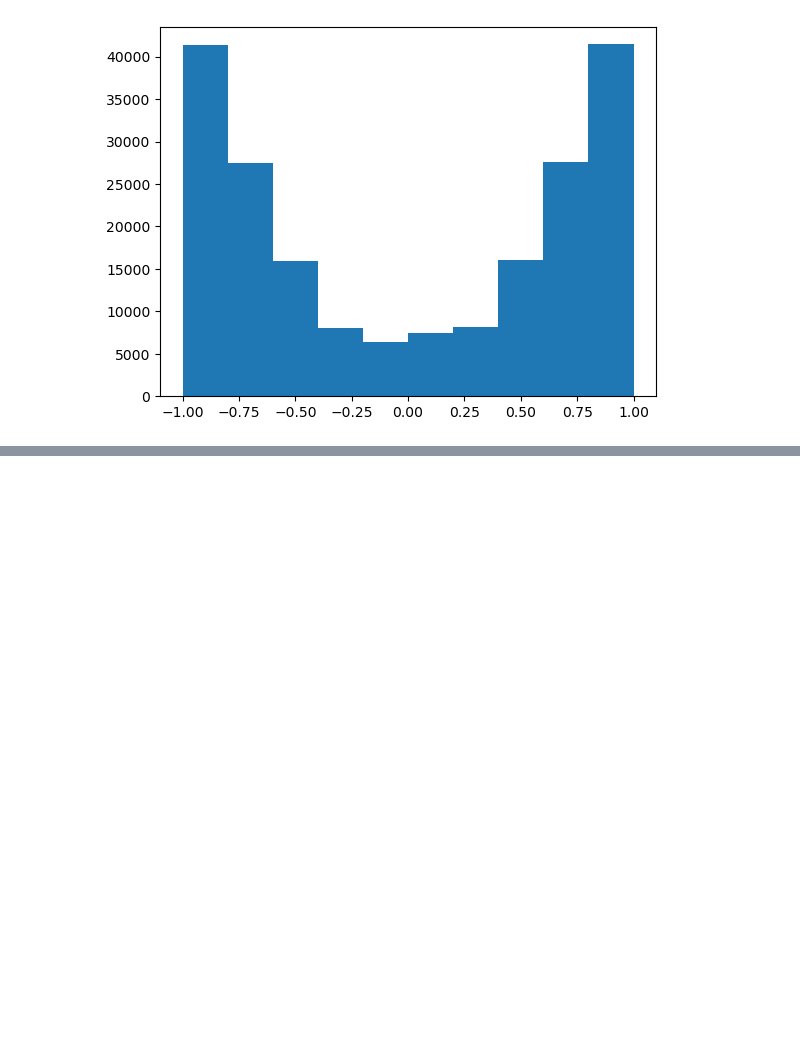
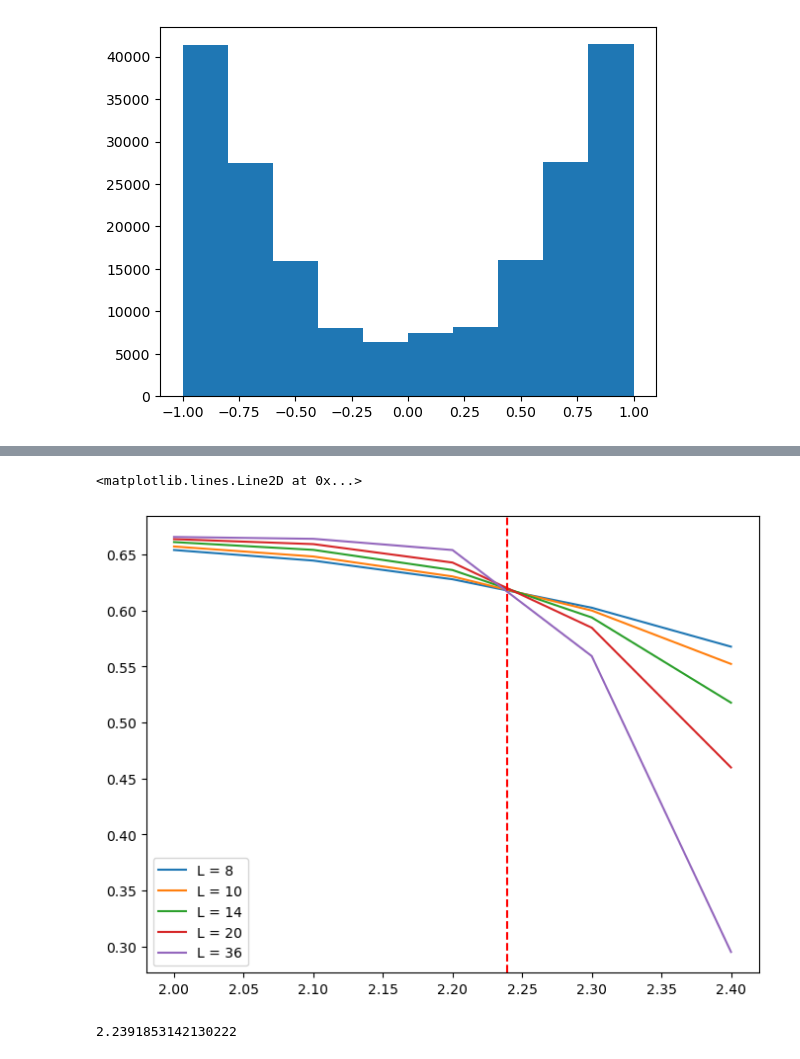
Before and after one commit to bsfn-0323/ising_wolff, a Jupyter notebook: basic_analysis.ipynb, the cells around one changed output, grey strips where cells are left out. Drawn from its saved outputs; the diff is of its cells as text; code cells hidden in the pictures; blank space fills up the shorter version.

```diff
--- a/basic_analysis.ipynb
+++ b/basic_analysis.ipynb
@@ -34,0 +112,27 @@ plt.hist(np.mean(configs,axis = 1))
+# %%
+def getBinder(data):
+    return 1-np.mean(data**4)/(3*np.mean(data**2)**2)
+# %%
+Ls = np.array([8,10,14,20,36])
+Ts = np.linspace(1.5,2.4,10)
+# %%
+binder = np.zeros((5,10))
+for i,ls in enumerate(Ls):
+    for j,ts in enumerate(Ts):
+        configs = import_data(f"dataIsing2D_L{ls}/config_L{ls}_T{ts:.3f}.bin",MCS,ls**2)
+        magn = np.mean(configs,axis =1)
+        binder[i][j] = getBinder(magn)
+# %%
+plt.figure(figsize = (8,6))
+Tc = 2/np.log(1+np.sqrt(2))
+for i,ls in enumerate(Ls):
+    plt.plot((Ts[5:]),binder[i][5:],label = f"L = {ls}")
+plt.legend()
+plt.axvline(Tc-0.03,color = "red",linestyle = "--")
+# %% [output]
+<matplotlib.lines.Line2D at 0x...>
+[figure, added]
+# %%
+Tc-0.03
+# %% [output]
+2.2391853142130222
```
Also changed, not shown: parts of 9 cells of this notebook, 3 other files.
